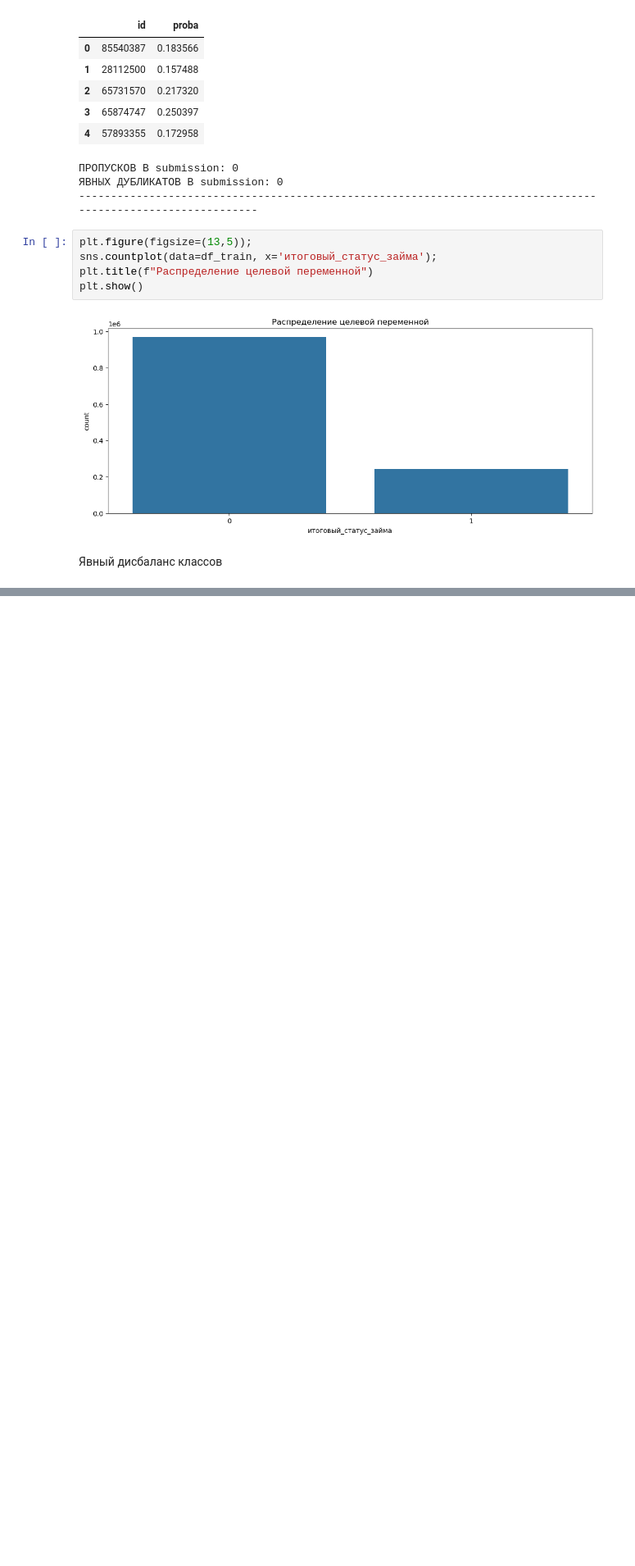
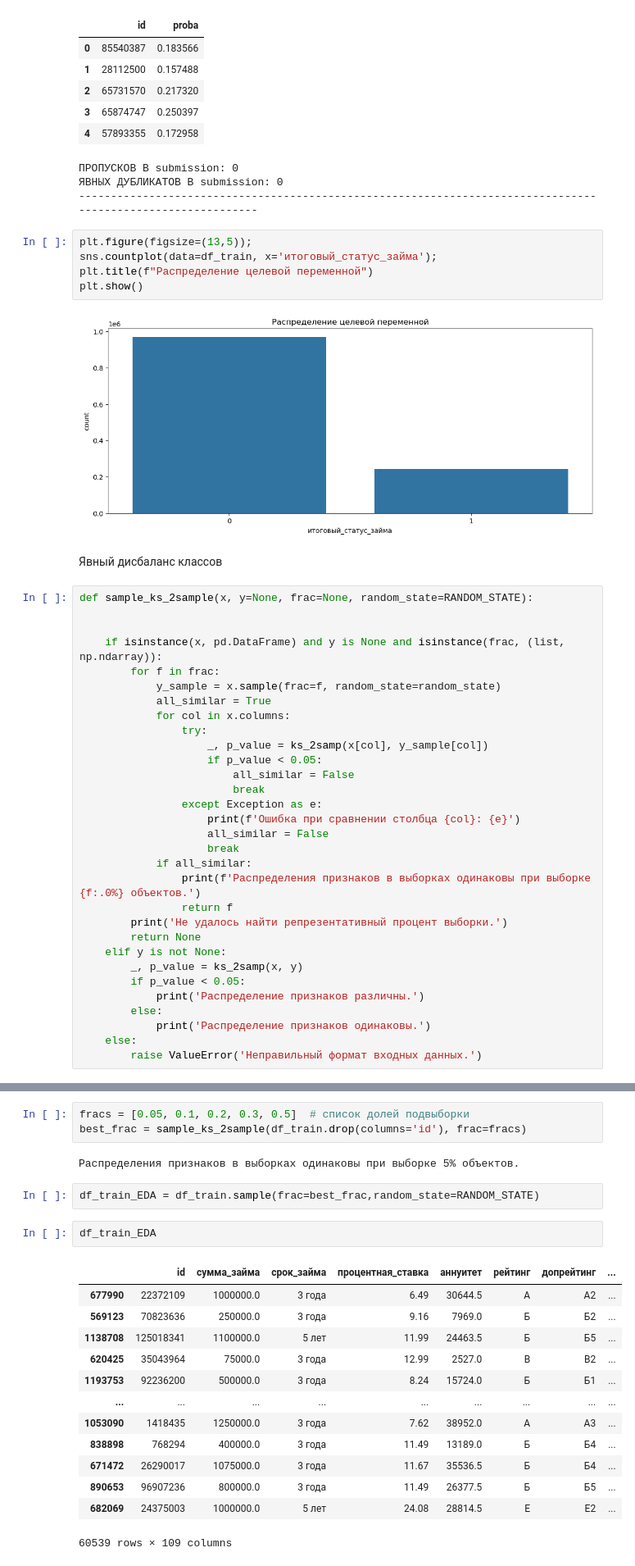
Before and after one commit to Mazay72/SCORING, a Jupyter notebook: scoring.ipynb, the cells around one changed output, grey strips where cells are left out. Shown: that part at 82% size. Drawn from its saved outputs; the diff is of its cells as text; blank space fills up the shorter version.

Commit message:
Добавлена функция определения репрезентативной доли выборки на основе двухвыборочного критерия Колмогорова - Смирнова

```diff
--- a/scoring.ipynb
+++ b/scoring.ipynb
@@ -152,3 +118,34 @@ plt.show()
 [figure]
 # %% [markdown]
 Явный дисбаланс классов
+# %%
+def sample_ks_2sample(x, y=None, frac=None, random_state=RANDOM_STATE):
+
+
+    if isinstance(x, pd.DataFrame) and y is None and isinstance(frac, (list, np.ndarray)):
+        for f in frac:
+            y_sample = x.sample(frac=f, random_state=random_state)
+            all_similar = True
+            for col in x.columns:
+                try:
+                    _, p_value = ks_2samp(x[col], y_sample[col])
+                    if p_value < 0.05:
+                        all_similar = False
+                        break
+                except Exception as e:
+                    print(f'Ошибка при сравнении столбца {col}: {e}')
+                    all_similar = False
+                    break
+            if all_similar:
+                print(f'Распределения признаков в выборках одинаковы при выборке {f:.0%} объектов.')
+                return f
+        print('Не удалось найти репрезентативный процент выборки.')
+        return None
+    elif y is not None:
+        _, p_value = ks_2samp(x, y)
+        if p_value < 0.05:
+            print('Распределение признаков различны.')
+        else:
+            print('Распределение признаков одинаковы.')
+    else:
+        raise ValueError('Неправильный формат входных данных.')
@@ -154,0 +201,23 @@ plt.show()
+# %%
+fracs = [0.05, 0.1, 0.2, 0.3, 0.5]  # список долей подвыборки
+best_frac = sample_ks_2sample(df_train.drop(columns='id'), frac=fracs)
+# %% [output]
+Распределения признаков в выборках одинаковы при выборке 5% объектов.
+# %%
+df_train_EDA = df_train.sample(frac=best_frac,random_state=RANDOM_STATE)
+# %%
+df_train_EDA
+# %% [output]
+|  | id | сумма_займа | срок_займа | процентная_ставка | аннуитет | рейтинг | допрейтинг | ... |
+| 677990 | 22372109 | 1000000.0 | 3 года | 6.49 | 30644.5 | А | А2 | ... |
+| 569123 | 70823636 | 250000.0 | 3 года | 9.16 | 7969.0 | Б | Б2 | ... |
+| 1138708 | 125018341 | 1100000.0 | 5 лет | 11.99 | 24463.5 | Б | Б5 | ... |
+| 620425 | 35043964 | 75000.0 | 3 года | 12.99 | 2527.0 | В | В2 | ... |
+| 1193753 | 92236200 | 500000.0 | 3 года | 8.24 | 15724.0 | Б | Б1 | ... |
+| ... | ... | ... | ... | ... | ... | ... | ... | ... |
+| 1053090 | 1418435 | 1250000.0 | 3 года | 7.62 | 38952.0 | А | А3 | ... |
+| 838898 | 768294 | 400000.0 | 3 года | 11.49 | 13189.0 | Б | Б4 | ... |
+| 671472 | 26290017 | 1075000.0 | 3 года | 11.67 | 35536.5 | Б | Б4 | ... |
+| 890653 | 96907236 | 800000.0 | 3 года | 11.49 | 26377.5 | Б | Б5 | ... |
+| 682069 | 24375003 | 1000000.0 | 5 лет | 24.08 | 28814.5 | Е | Е2 | ... |
+60539 rows × 109 columns
```
Also changed, not shown: parts of 7 cells of this notebook.
